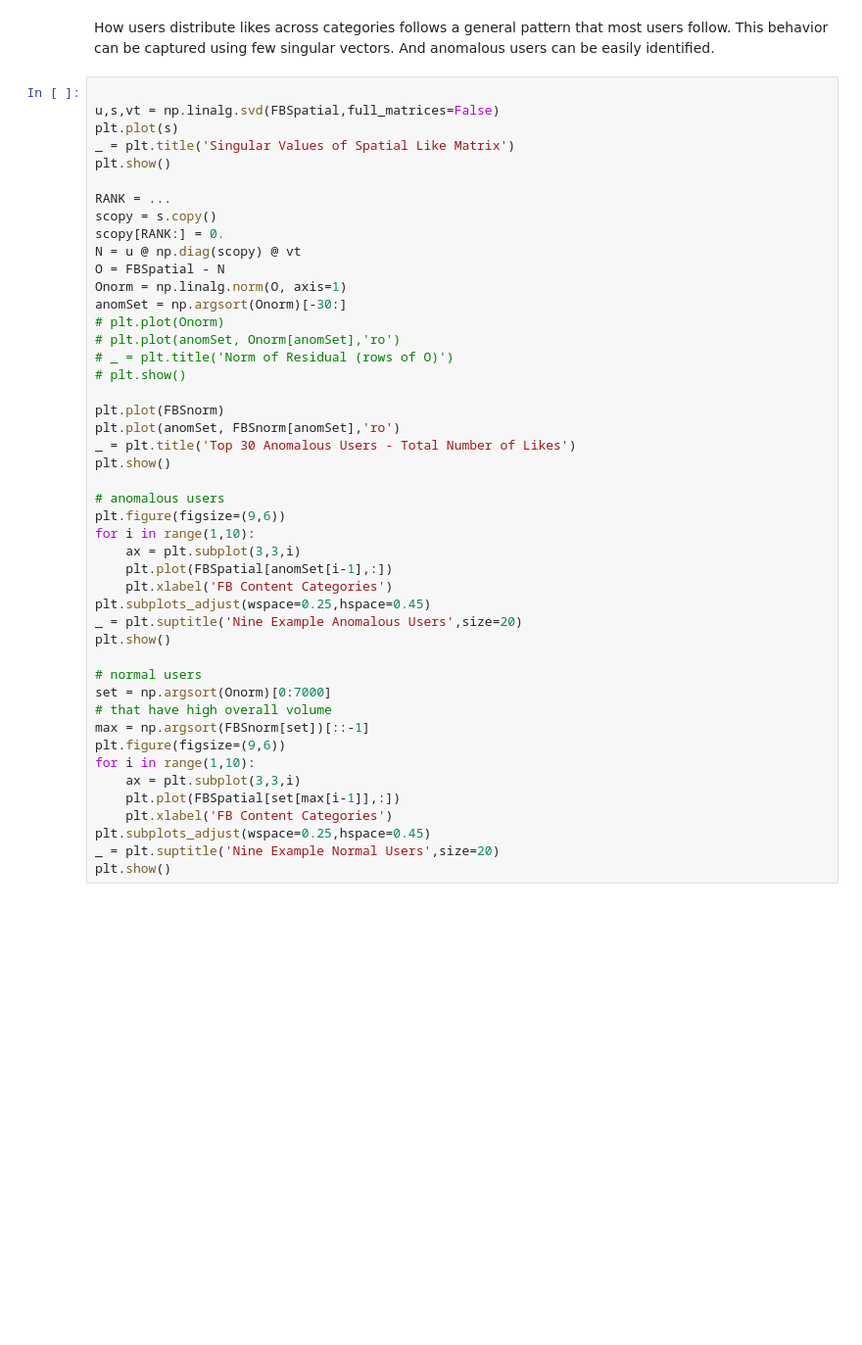
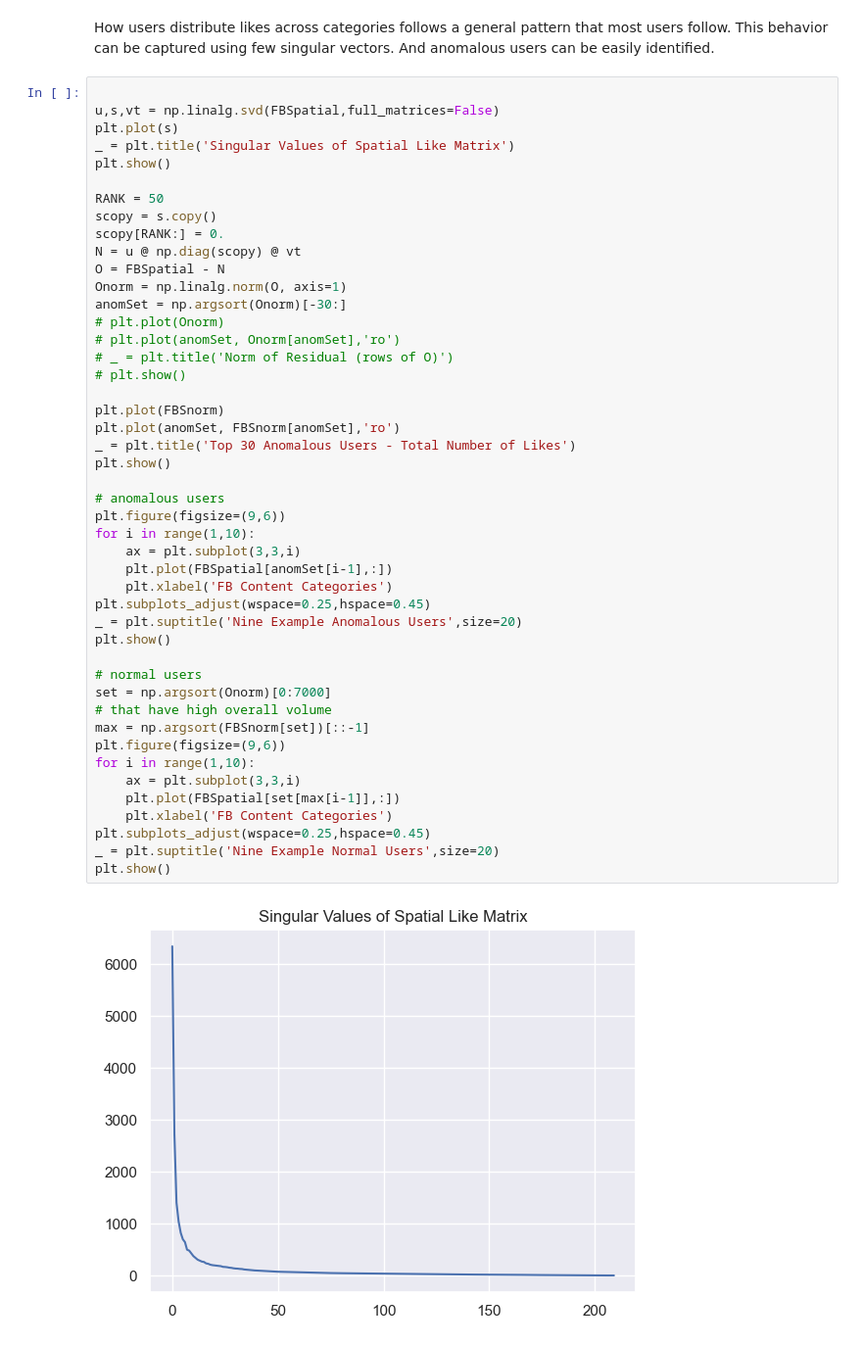
Before and after one commit to steve-uu/cs506_notes, a Jupyter notebook: worksheet_10.ipynb, the cells around one changed output. Shown at 98% size. Drawn from its saved outputs; the diff is of its cells as text; blank space fills up the shorter version.

```diff
--- a/worksheet_10.ipynb
+++ b/worksheet_10.ipynb
@@ -270,7 +272,7 @@ plt.plot(s)
 _ = plt.title('Singular Values of Spatial Like Matrix')
 plt.show()
 
-RANK = ...
+RANK = 50
 scopy = s.copy()
 scopy[RANK:] = 0.
 N = u @ np.diag(scopy) @ vt
@@ -282,30 +284,32 @@ anomSet = np.argsort(Onorm)[-30:]
 # _ = plt.title('Norm of Residual (rows of O)')
 # plt.show()
 
 plt.plot(FBSnorm)
 plt.plot(anomSet, FBSnorm[anomSet],'ro')
 _ = plt.title('Top 30 Anomalous Users - Total Number of Likes')
 plt.show()
 
 # anomalous users
 plt.figure(figsize=(9,6))
 for i in range(1,10):
     ax = plt.subplot(3,3,i)
     plt.plot(FBSpatial[anomSet[i-1],:])
     plt.xlabel('FB Content Categories')
 plt.subplots_adjust(wspace=0.25,hspace=0.45)
 _ = plt.suptitle('Nine Example Anomalous Users',size=20)
 plt.show()
 
 # normal users
 set = np.argsort(Onorm)[0:7000]
 # that have high overall volume
 max = np.argsort(FBSnorm[set])[::-1]
 plt.figure(figsize=(9,6))
 for i in range(1,10):
     ax = plt.subplot(3,3,i)
     plt.plot(FBSpatial[set[max[i-1]],:])
     plt.xlabel('FB Content Categories')
 plt.subplots_adjust(wspace=0.25,hspace=0.45)
 _ = plt.suptitle('Nine Example Normal Users',size=20)
 plt.show()
+# %% [output]
+[figure, added]
```
Also changed, not shown: parts of 2 cells of this notebook, 1 other file.
